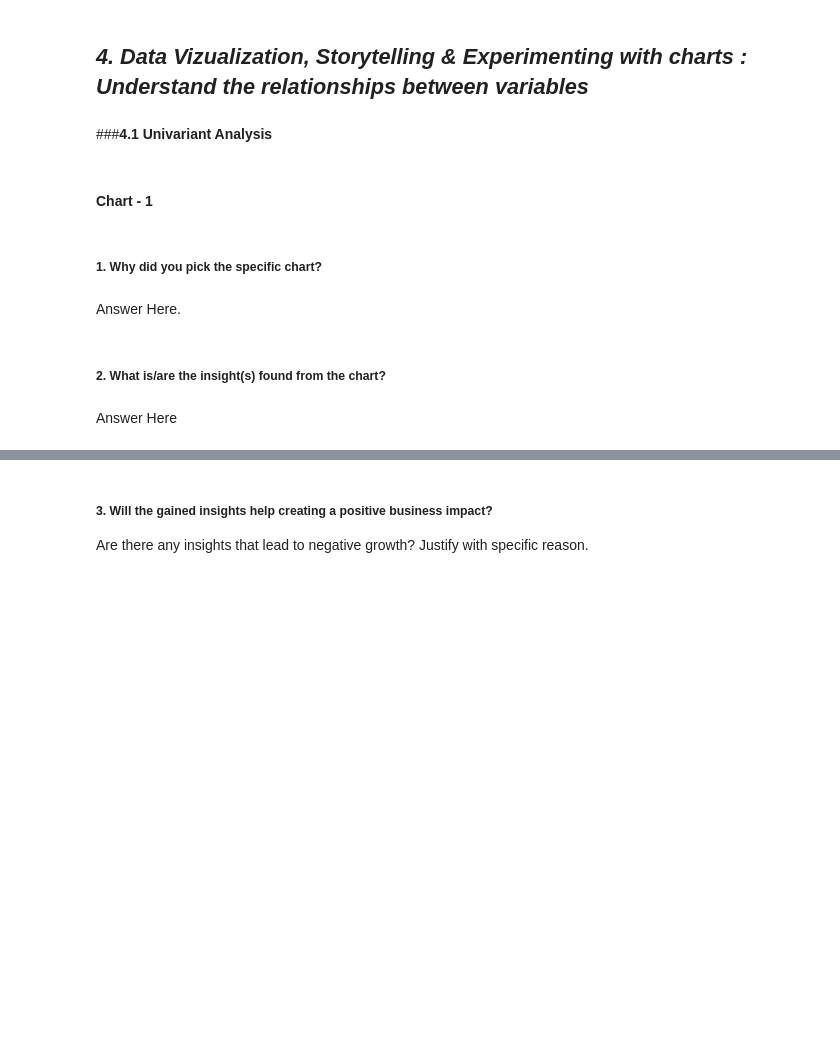
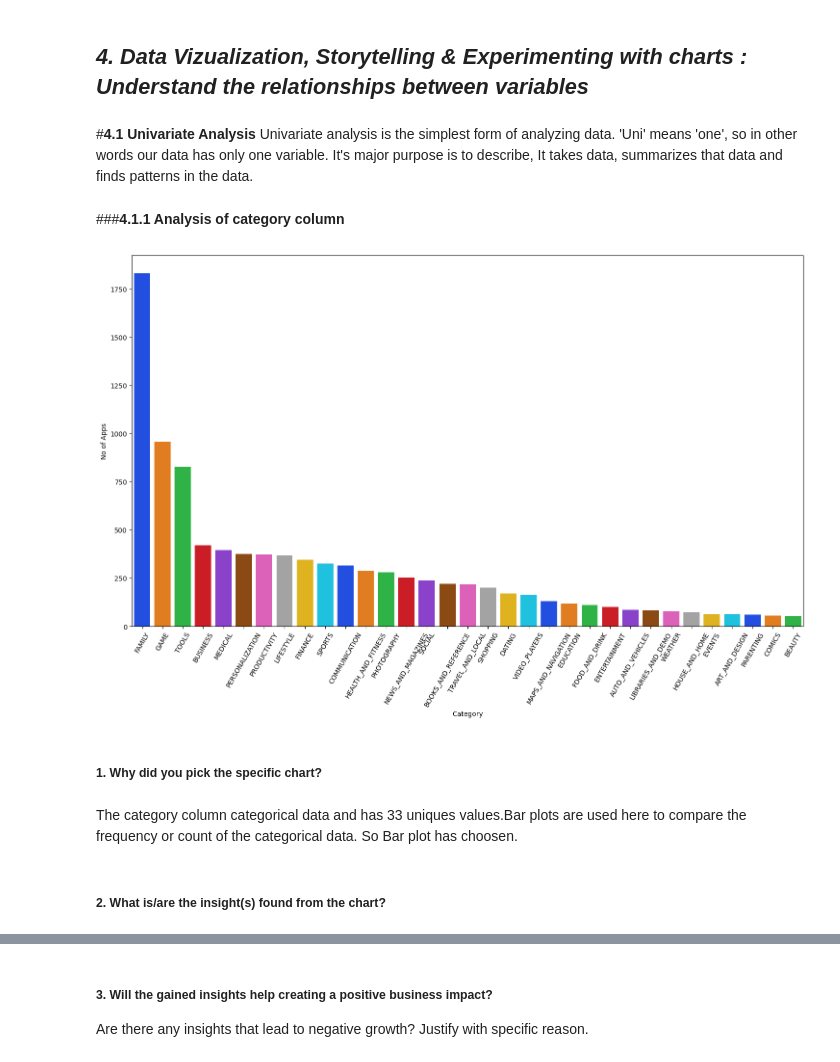
Before and after one commit to Mr-Himanshu123/Playstore-review-Analysis-EDA, a Jupyter notebook: Copy_of_Sample_EDA_Submission_Template.ipynb, the cells around one changed output, grey strips where cells are left out. Cells and saved outputs as stored; diff of their text form; code cells hidden in the pictures; blank space fills up the shorter version.

```diff
--- a/Copy_of_Sample_EDA_Submission_Template.ipynb
+++ b/Copy_of_Sample_EDA_Submission_Template.ipynb
@@ -744,7 +801,8 @@ merged_df.shape
 * Make Data ready to perform further analysis and visualization. Which gives you better understanding and Data ready as per requirement
 # %% [markdown]
 ## ***4. Data Vizualization, Storytelling & Experimenting with charts : Understand the relationships between variables***
+# %% [markdown]
+#**4.1 Univariate Analysis**
+Univariate analysis is the simplest form of analyzing data. 'Uni' means 'one', so in other words our data has only one variable. It's major purpose is to describe, It takes data, summarizes that data and finds patterns in the data.
 # %% [markdown]
-###**4.1 Univariant Analysis**
+###**4.1.1 Analysis of category column**
-# %% [markdown]
-#### Chart - 1
@@ -753,8 +809,17 @@ merged_df.shape
+# %%
+#Visualization of number of app based on each category
+fig,ax=plt.subplots(figsize=(18,10))
+cat_app=playstore_df['Category'].value_counts()
+cat_app_vis=sns.barplot(x=cat_app.index,y=cat_app,palette='bright')
+plt.xticks(rotation=60)
+plt.xlabel('Category')
+plt.ylabel('No of Apps')
+plt.show()
+# %% [output]
+[figure, added]
 # %% [markdown]
 ##### 1. Why did you pick the specific chart?
-# %% [markdown]
-Answer Here.
+# %% [markdown]
+The category column categorical data and has 33 uniques values.Bar plots are used here to compare the frequency or count of the categorical data. So Bar plot has choosen.
 # %% [markdown]
 ##### 2. What is/are the insight(s) found from the chart?
-# %% [markdown]
-Answer Here
```
Also changed, not shown: parts of 227 cells of this notebook.
